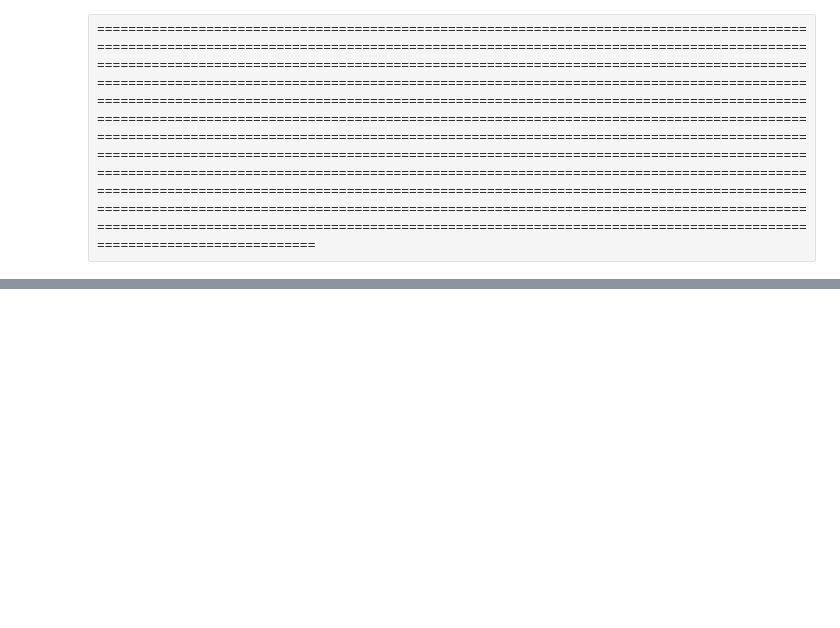
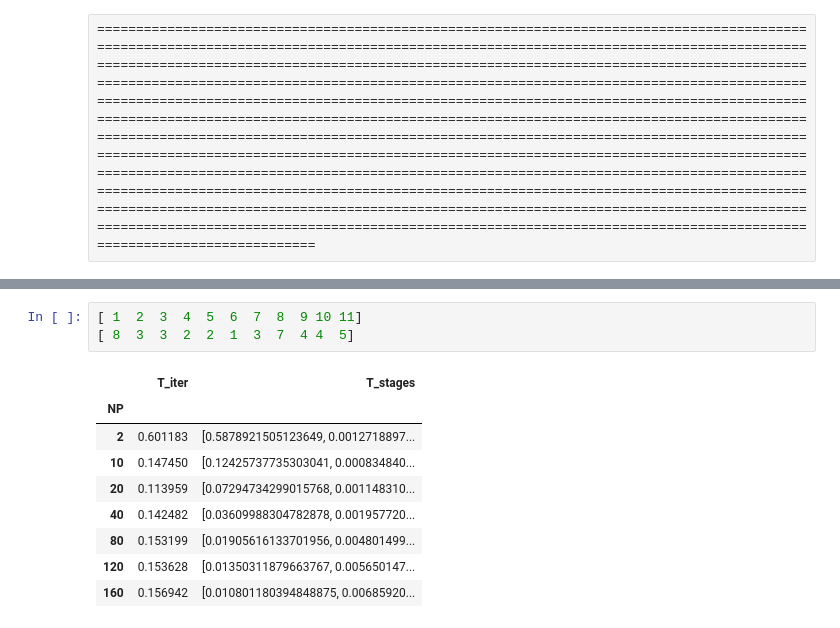
Before and after one commit to hpca-uji/Proteo, a Jupyter notebook: Analysis/new_analyser.ipynb, the cells around one changed output, grey strips where cells are left out. Drawn from its saved outputs; the diff is of its cells as text; blank space fills up the shorter version.

```diff
--- a/Analysis/new_analyser.ipynb
+++ b/Analysis/new_analyser.ipynb
@@ -580,0 +794,13 @@ print(a)
+# %%
+[ 1  2  3  4  5  6  7  8  9 10 11]
+[ 8  3  3  2  2  1  3  7  4 4  5]
+# %% [output]
+|  | T_iter | T_stages |
+| NP |  |  |
+| 2 | 0.601183 | [0.5878921505123649, 0.0012718897... |
+| 10 | 0.147450 | [0.12425737735303041, 0.000834840... |
+| 20 | 0.113959 | [0.07294734299015768, 0.001148310... |
+| 40 | 0.142482 | [0.03609988304782878, 0.001957720... |
+| 80 | 0.153199 | [0.01905616133701956, 0.004801499... |
+| 120 | 0.153628 | [0.01350311879663767, 0.005650147... |
+| 160 | 0.156942 | [0.010801180394848875, 0.00685920... |
```
Also changed, not shown: parts of 24 cells of this notebook.
